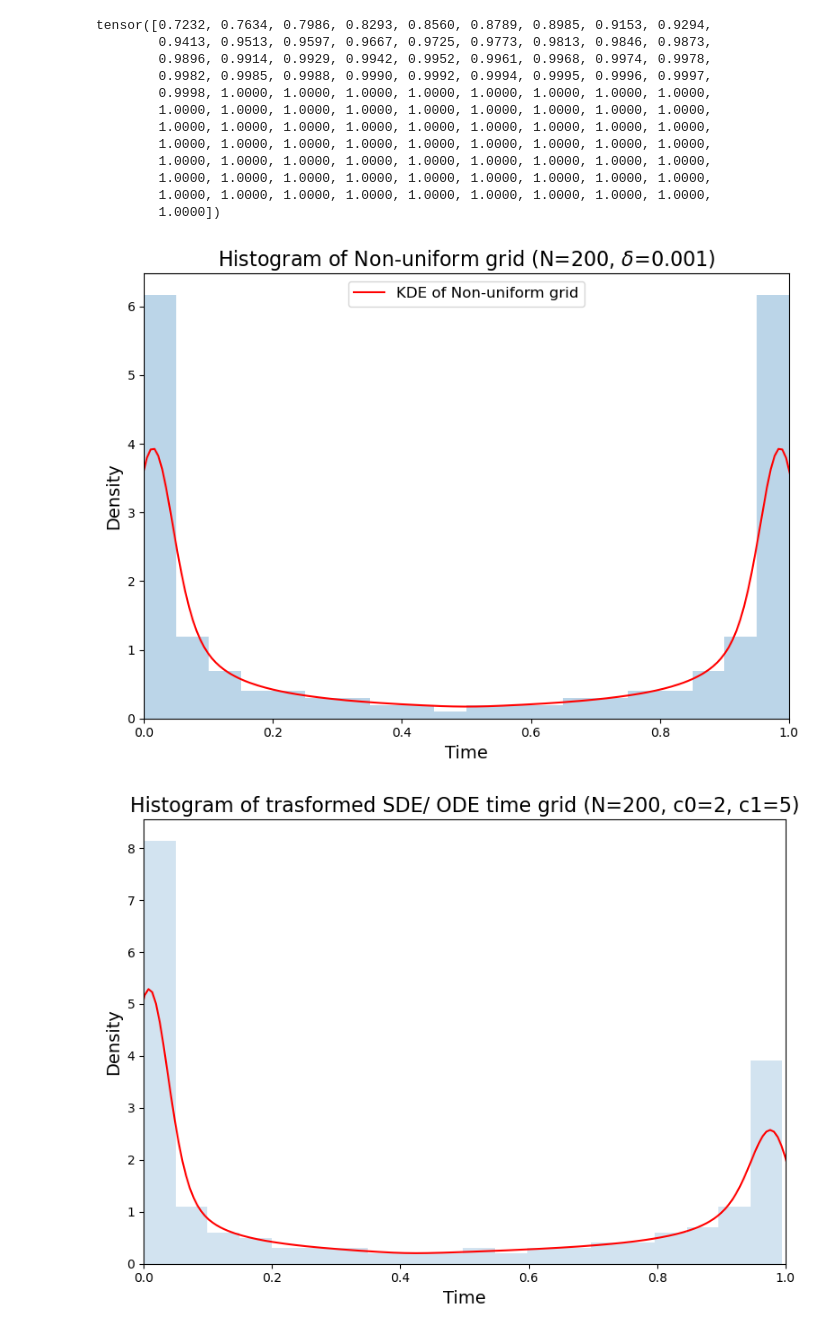
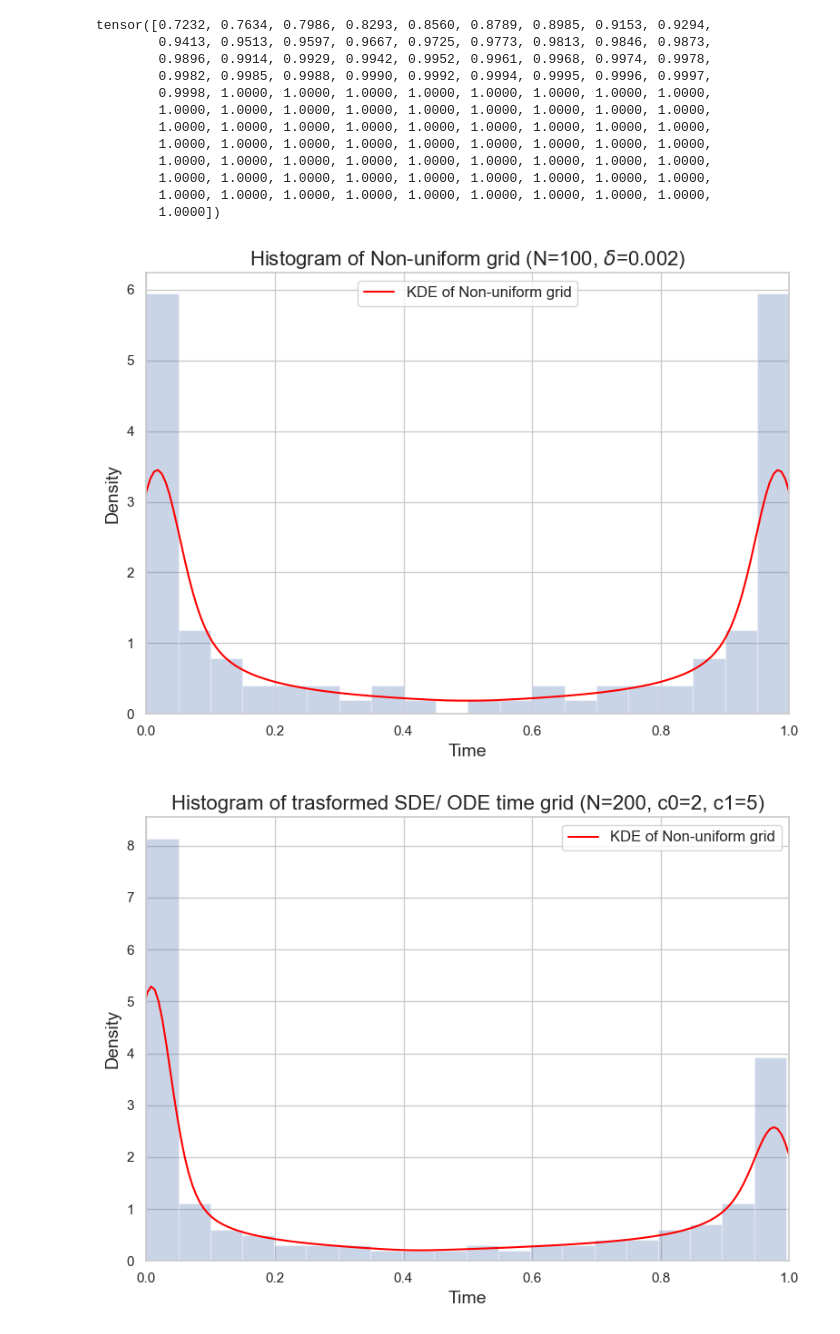
Before and after one commit to roysaptaumich/Low-dim-RF, a Jupyter notebook: low_rank_TV_plot.ipynb, the cells around one changed output. Cells and saved outputs as stored; diff of their text form; code cells hidden in the pictures.

```diff
--- a/low_rank_TV_plot.ipynb
+++ b/low_rank_TV_plot.ipynb
@@ -59,11 +59,12 @@ for INPUT_DIM in DIMENSIONS:
     # Original target distribution
     D1 = generate_data(TYPE, n_samples, INPUT_DIM, RANK, CENTER, device=device)
 
+    TV_geom = []
+    TV_lin = []
+    TV_sde = []
 
     for rounds in tqdm(range(10), desc=f"DIM {INPUT_DIM}"):
-        TV_geom = 0
-        TV_lin = 0
-        TV_sde = 0
+
         # print(f"Dimension: {INPUT_DIM}, Round: {rounds+1}")
 
         # generate data
@@ -96,15 +97,15 @@ for INPUT_DIM in DIMENSIONS:
             num_samples= NUM_SAMPLES,
         )
 
-        true_traj1_geom = true_euler_sampler_geom.sample_loop(seed=100)
-        true_traj1_lin = true_euler_sampler_lin.sample_loop(seed=100)
+        true_traj1_geom = true_euler_sampler_geom.sample_loop(seed=rounds)
+        true_traj1_lin = true_euler_sampler_lin.sample_loop(seed=rounds)
 
         true_sde_sampler = Mynew_trueSDESampler( k = RANK, d = INPUT_DIM, CENTER= CENTER,
             rectified_flow=straight_rf,
             time_grid = MynewSDE_timegrid_generator(NUM_STEPS , c0 = 2, c1 = 5), # 900, c0 = 5, c1 = 10.5
             num_samples= NUM_SAMPLES,
         )
-        true_traj_sde = true_sde_sampler.sample_loop(seed=100)
+        true_traj_sde = true_sde_sampler.sample_loop(seed=rounds)
 
         # Caluclate TV-QDA between generated samples and real data samples at a certain time step
         geom_time_grid = geom_timegrid_generator(NUM_STEPS, delta=1/max(INPUT_DIM, NUM_STEPS))
@@ -127,9 +128,9 @@ for INPUT_DIM in DIMENSIONS:
         tv_qda_lin = calculate_discriminative_tv_qda(blurred_Real_Data_geom, Gen_Data_lin)
         tv_qda_sde = calculate_discriminative_tv_qda(blurred_Real_Data_sde, Gen_Data_sde)
 
-        TV_geom += tv_qda_geom
-        TV_lin += tv_qda_lin
-        TV_sde += tv_qda_sde
+        TV_geom.append(tv_qda_geom)
+        TV_lin.append(tv_qda_lin)
+        TV_sde.append(tv_qda_sde)
 
     TV_geom_list.append(np.mean(TV_geom))
     TV_lin_list.append(np.mean(TV_lin))
@@ -400,14 +439,16 @@ tensor([0.7232, 0.7634, 0.7986, 0.8293, 0.8560, 0.8789, 0.8985, 0.9153, 0.9294,
         1.0000, 1.0000, 1.0000, 1.0000, 1.0000, 1.0000, 1.0000, 1.0000, 1.0000,
         1.0000])
 # %%
-NUM_STEPS = 200
-timegrid  = geom_timegrid_generator(NUM_STEPS, delta=1/max(INPUT_DIM, NUM_STEPS))
+NUM_STEPS = 100 # 200
+delta = 0.002 #1 / max(INPUT_DIM, NUM_STEPS)
+timegrid  = geom_timegrid_generator(NUM_STEPS, delta=delta)
 timegrid
 # plot histogram of timegrid with kernal density estimation
+sns.set_theme(style="whitegrid")
 plt.figure(figsize=(8, 6))
 sns.kdeplot(timegrid.cpu().numpy(), bw_adjust=0.2, color='red', label='KDE of Non-uniform grid')
 plt.hist(timegrid.cpu().numpy(), bins=20, density=True, alpha=0.3)
-plt.title(f'Histogram of Non-uniform grid (N={NUM_STEPS}, $\delta$={round(1/max(INPUT_DIM, NUM_STEPS), 3)})', fontsize=16)
+plt.title(f'Histogram of Non-uniform grid (N={NUM_STEPS}, $\delta$={round(delta, 3)})', fontsize=16)
 plt.xlabel('Time', fontsize=14)
 plt.ylabel('Density', fontsize=14)
 plt.xlim(0, 1)
@@ -416,20 +457,21 @@ plt.tight_layout()
 plt.savefig(f'assets/N_{NUM_STEPS}_geom_timegrid_histogram.pdf', dpi=300)
 plt.show()
 # %% [output]
-[figure, old version]
+[figure, new version]
 # %%
 # Histogram for SDE time grid
 timegrid_sde = MynewSDE_timegrid_generator(NUM_STEPS , c0 = 2, c1 = 5)
+sns.set_theme(style="whitegrid")
 plt.figure(figsize=(8, 6))
-sns.kdeplot(timegrid_sde.cpu().numpy(), bw_adjust=0.2, color='red')
-plt.hist(timegrid_sde.cpu().numpy(), bins=20, density=True, alpha=0.2)
+sns.kdeplot(timegrid_sde.cpu().numpy(), bw_adjust=0.2, color='red', label='KDE of Non-uniform grid')
+plt.hist(timegrid_sde.cpu().numpy(), bins=20, density=True, alpha=0.3)
 plt.title(f'Histogram of trasformed SDE/ ODE time grid (N={NUM_STEPS}, c0={2}, c1={5})', fontsize=16)
 plt.xlabel('Time', fontsize=14)
 plt.ylabel('Density', fontsize=14)
 plt.xlim(0, 1)
-#plt.legend(fontsize=12)
+plt.legend(fontsize=12)
 plt.tight_layout()
 plt.savefig(f'assets/N_{NUM_STEPS}_sde_timegrid_histogram.pdf', dpi=300)
 plt.show()
 # %% [output]
-[figure, old version]
+[figure, new version]
```
Also changed, not shown: parts of 2 cells of this notebook, 9 other files.
